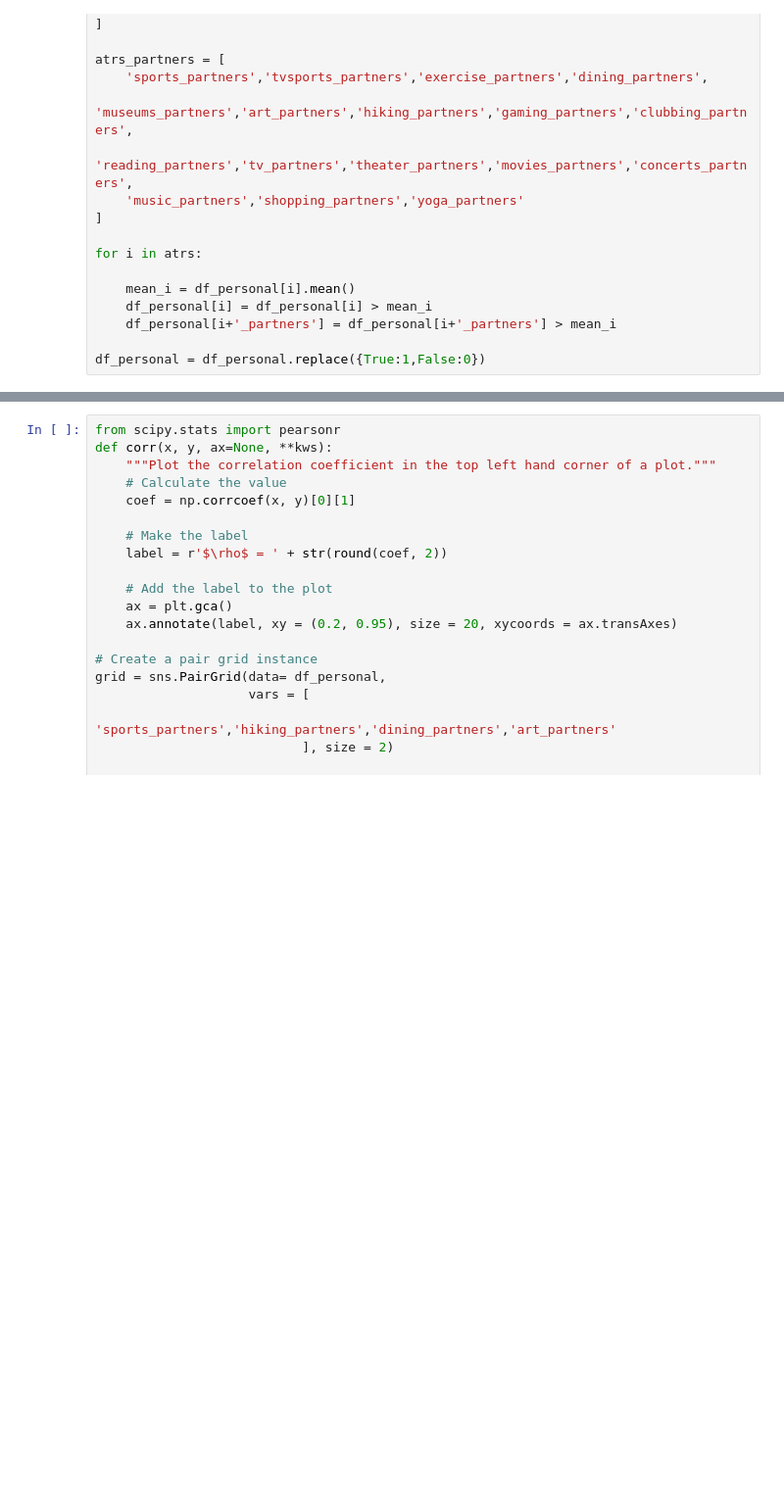
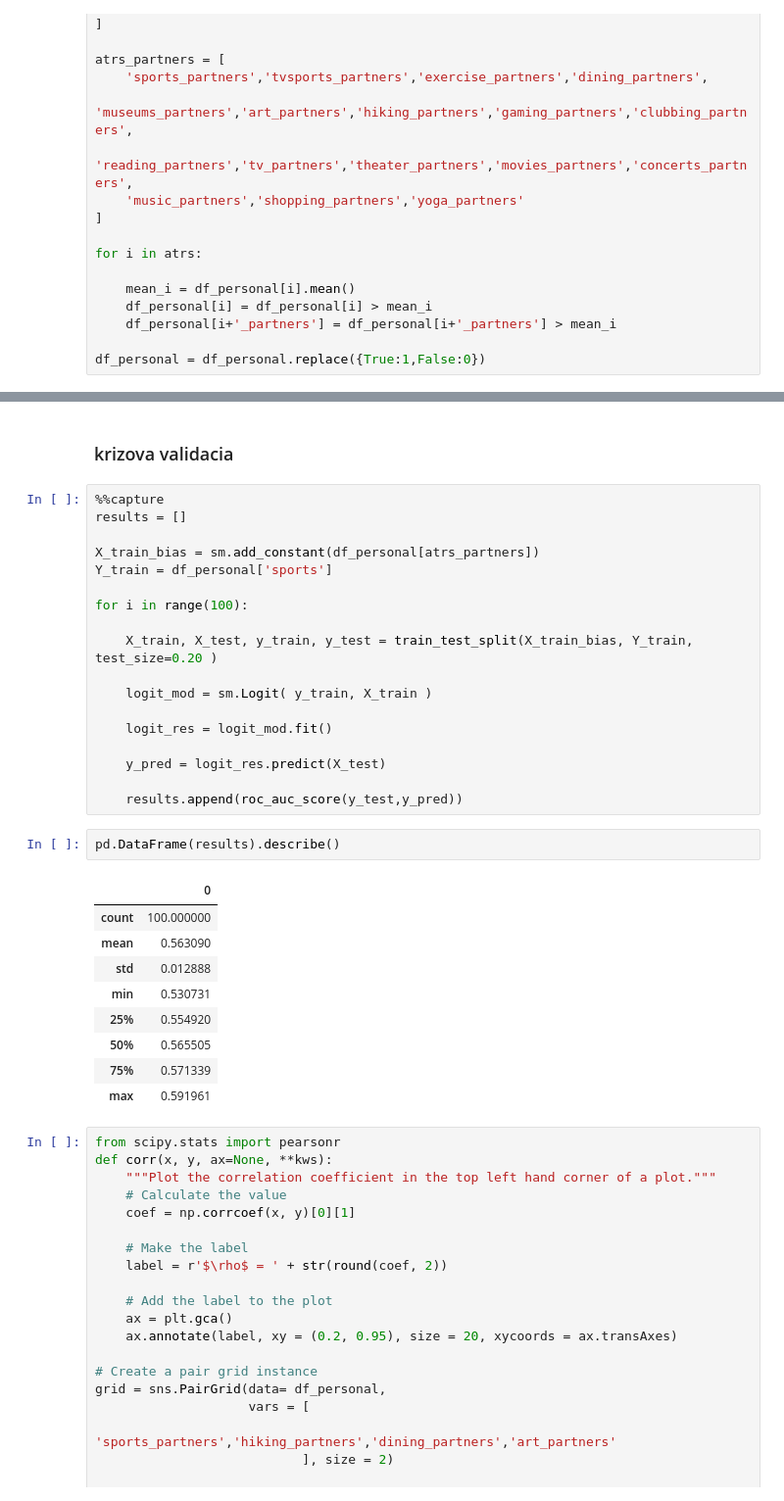
Before and after one commit to JozifekSVK/OZNAL, a Jupyter notebook: Hypothesis.ipynb, the cells around one changed output, grey strips where cells are left out. Shown at 98% size. Cells and saved outputs as stored; diff of their text form; blank space fills up the shorter version.

```diff
--- a/Hypothesis.ipynb
+++ b/Hypothesis.ipynb
@@ -965,3 +1002,35 @@ Sensitivity: 17.73%
+# %% [markdown]
+### krizova validacia
+# %%
+%%capture
+results = []
+
+X_train_bias = sm.add_constant(df_personal[atrs_partners])
+Y_train = df_personal['sports']
+
+for i in range(100):
+
+    X_train, X_test, y_train, y_test = train_test_split(X_train_bias, Y_train, test_size=0.20 )
+
+    logit_mod = sm.Logit( y_train, X_train )
+
+    logit_res = logit_mod.fit()
+
+    y_pred = logit_res.predict(X_test)
+
+    results.append(roc_auc_score(y_test,y_pred))
+# %%
+pd.DataFrame(results).describe()
+# %% [output]
+|  | 0 |
+| count | 100.000000 |
+| mean | 0.563090 |
+| std | 0.012888 |
+| min | 0.530731 |
+| 25% | 0.554920 |
+| 50% | 0.565505 |
+| 75% | 0.571339 |
+| max | 0.591961 |
 # %%
 from scipy.stats import pearsonr
 def corr(x, y, ax=None, **kws):
```
Also changed, not shown: parts of 10 cells of this notebook.
